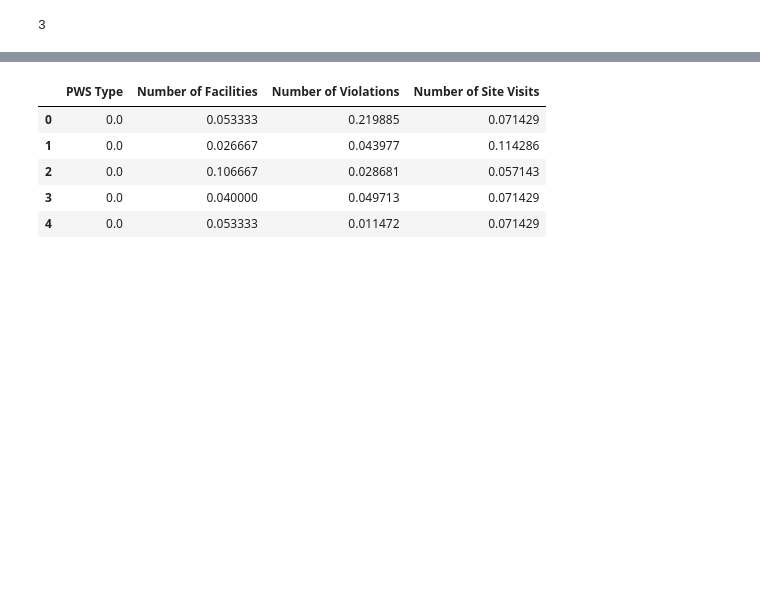
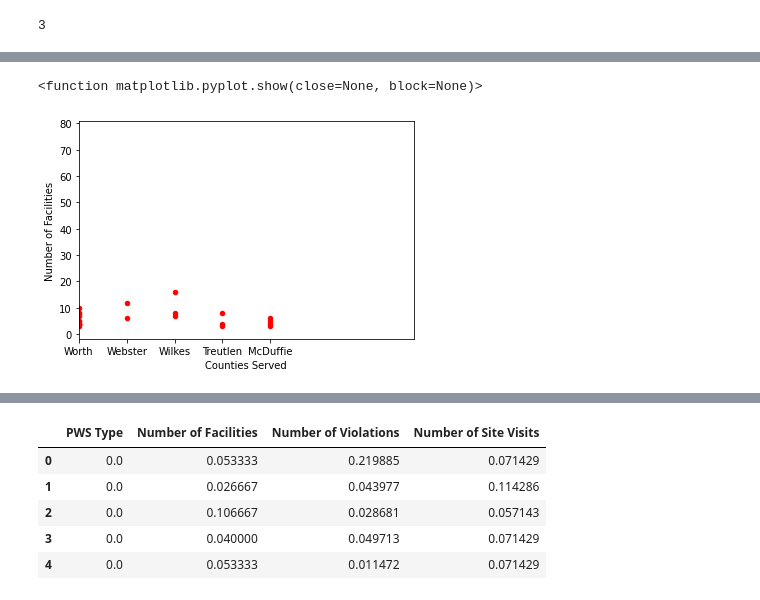
Before and after one commit to GGC-DSA/pfas, a Jupyter notebook: NoteBooks/K-Means Clustering .ipynb, the cells around one changed output, grey strips where cells are left out. Cells and saved outputs as stored; diff of their text form; code cells hidden in the pictures; blank space fills up the shorter version.

```diff
--- a/NoteBooks/K-Means Clustering .ipynb
+++ b/NoteBooks/K-Means Clustering .ipynb
@@ -230,0 +242,7 @@ cols = X.columns
+# %%
+water.plot(kind='scatter', x='Counties Served',y='Number of Facilities', color='red')
+plt.xlim(156,163)
+plt.show
+# %% [output]
+<function matplotlib.pyplot.show(close=None, block=None)>
+[figure, added]
```
Also changed, not shown: parts of 12 cells of this notebook, 1 other file.
